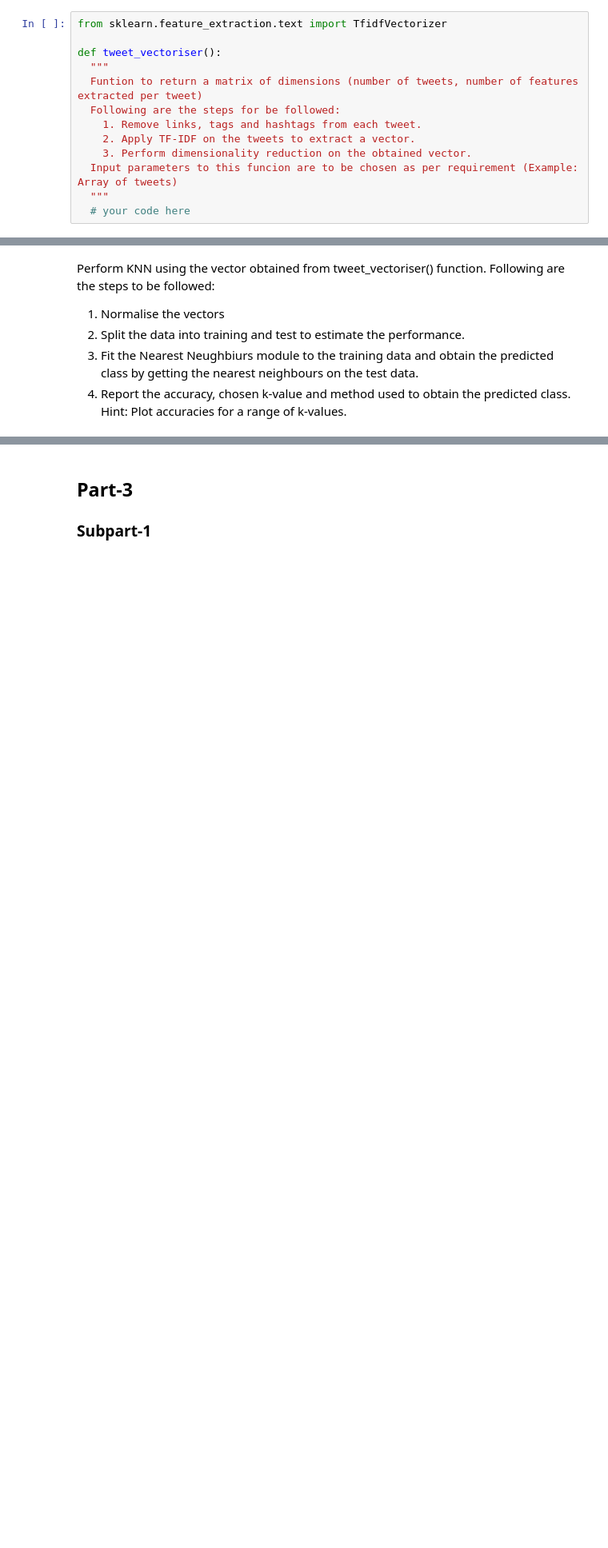
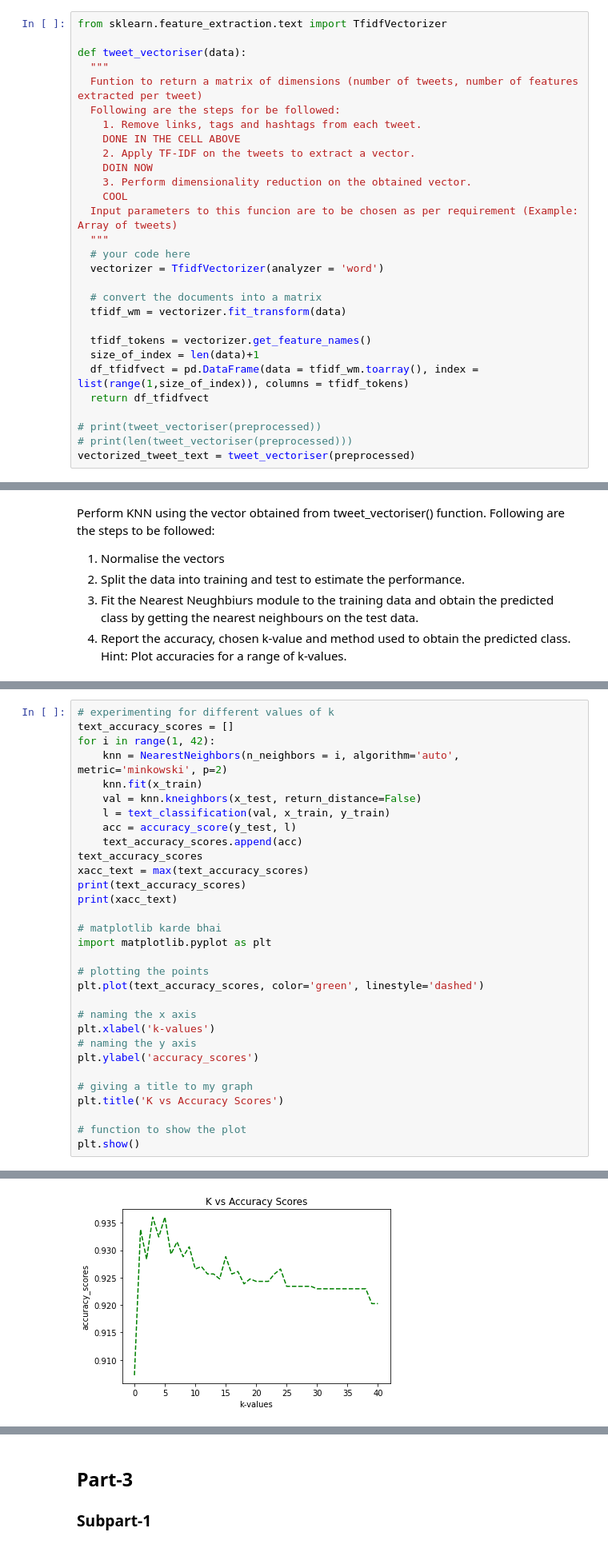
Before and after one commit to LainWiredIn/KNN-Classifier, a Jupyter notebook: SMAI_Assignment1/SMAI_Assignment1/Q1/2021121003_A1_Q1.ipynb, the cells around one changed output, grey strips where cells are left out. Shown at 80% size. Drawn from its saved outputs; the diff is of its cells as text; blank space fills up the shorter version.

```diff
--- a/SMAI_Assignment1/SMAI_Assignment1/Q1/2021121003_A1_Q1.ipynb
+++ b/SMAI_Assignment1/SMAI_Assignment1/Q1/2021121003_A1_Q1.ipynb
@@ -404,13 +491,29 @@ ModuleNotFoundError: No module named 'Stemmer'
 # %%
 from sklearn.feature_extraction.text import TfidfVectorizer
 
-def tweet_vectoriser():
+def tweet_vectoriser(data):
   """
   Funtion to return a matrix of dimensions (number of tweets, number of features extracted per tweet)
   Following are the steps for be followed:
     1. Remove links, tags and hashtags from each tweet.
+    DONE IN THE CELL ABOVE
     2. Apply TF-IDF on the tweets to extract a vector.
+    DOIN NOW
     3. Perform dimensionality reduction on the obtained vector.
+    COOL
   Input parameters to this funcion are to be chosen as per requirement (Example: Array of tweets)
   """
   # your code here
+  vectorizer = TfidfVectorizer(analyzer = 'word')
+
+  # convert the documents into a matrix
+  tfidf_wm = vectorizer.fit_transform(data)
+
+  tfidf_tokens = vectorizer.get_feature_names()
+  size_of_index = len(data)+1
+  df_tfidfvect = pd.DataFrame(data = tfidf_wm.toarray(), index = list(range(1,size_of_index)), columns = tfidf_tokens)
+  return df_tfidfvect
+
+# print(tweet_vectoriser(preprocessed))
+# print(len(tweet_vectoriser(preprocessed)))
+vectorized_tweet_text = tweet_vectoriser(preprocessed)
@@ -425,0 +585,32 @@ Perform KNN using the vector obtained from tweet_vectoriser() function. Followin
+# %%
+# experimenting for different values of k
+text_accuracy_scores = []
+for i in range(1, 42):
+    knn = NearestNeighbors(n_neighbors = i, algorithm='auto', metric='minkowski', p=2)
+    knn.fit(x_train)
+    val = knn.kneighbors(x_test, return_distance=False)
+    l = text_classification(val, x_train, y_train)
+    acc = accuracy_score(y_test, l)
+    text_accuracy_scores.append(acc)
+text_accuracy_scores
+xacc_text = max(text_accuracy_scores)
+print(text_accuracy_scores)
+print(xacc_text)
+
+# matplotlib karde bhai
+import matplotlib.pyplot as plt
+
+# plotting the points
+plt.plot(text_accuracy_scores, color='green', linestyle='dashed')
+
+# naming the x axis
+plt.xlabel('k-values')
+# naming the y axis
+plt.ylabel('accuracy_scores')
+
+# giving a title to my graph
+plt.title('K vs Accuracy Scores')
+
+# function to show the plot
+plt.show()
+# %% [output]
@@ -425,0 +619 @@ Perform KNN using the vector obtained from tweet_vectoriser() function. Followin
+[figure, added]
```
Also changed, not shown: parts of 28 cells of this notebook, 2 other files.
